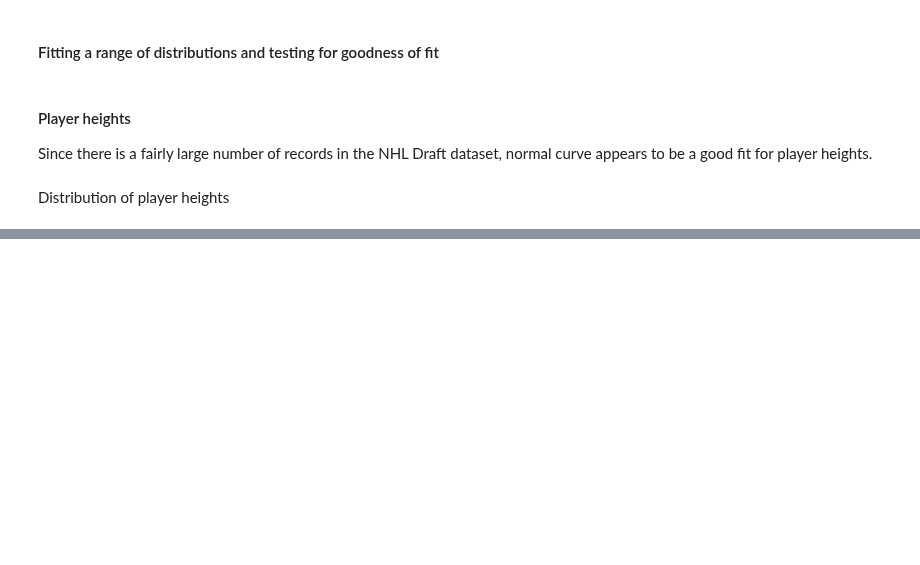
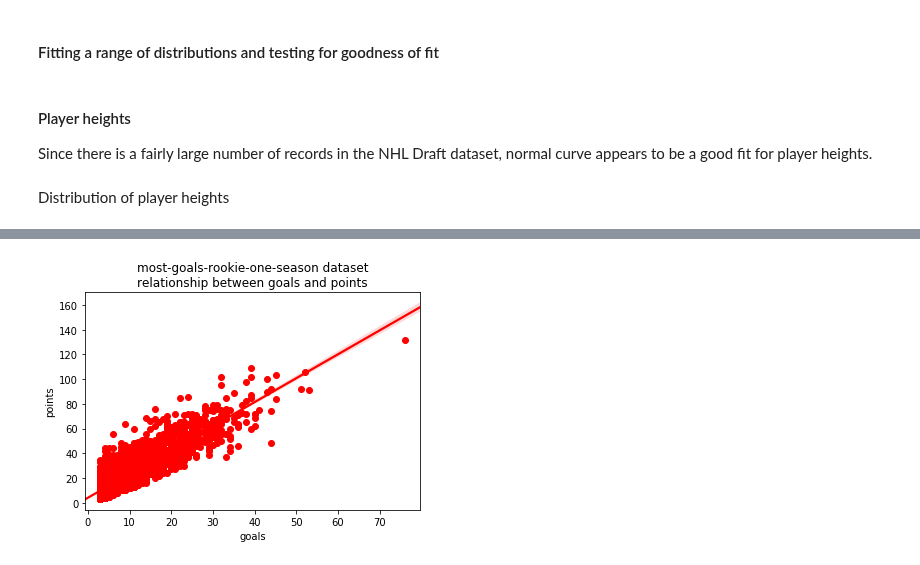
Before and after one commit to stepan-o/nhl_draft, a Jupyter notebook: notebooks/statistical_tests/nhl_draft_api_stests.ipynb, the cells around one changed output, grey strips where cells are left out. Drawn from its saved outputs; the diff is of its cells as text; code cells hidden in the pictures; blank space fills up the shorter version.

```diff
--- a/notebooks/statistical_tests/nhl_draft_api_stests.ipynb
+++ b/notebooks/statistical_tests/nhl_draft_api_stests.ipynb
@@ -489,0 +312,44 @@ Name: height, dtype: float64
+# %%
+def plot_regplot(df, x, y, name=None, alpha=1, order=1, color='blue',
+                 create_figure=True, ax=None, show_plot=True, suptitle=True):
+    """
+    plot a linear model plot for variables x and y
+    :param df: pandas DataFrame
+        DataFrame containing the variables
+    :param x: string
+        name of the column containing the 1st variable
+    :param y: string
+        name of the column containing the 2st variable
+    :param name: string
+        name to display at the top of the plot
+    :param alpha: float
+        transparency coefficient for the scatter plot
+    :param order: int
+        order of the linear model (default=1)
+    :param show_plot: boolean
+        whether to show the plot at the end (default=True)
+    :param ax: matplotlib axis
+        (optional): provide axis to plot via function parameters
+    :param create_figure: boolean
+        whether to create figure and axis (default=True)
+    :param suptitle: boolean
+        whether to add figure suptitle (default=True)
+    :return: None
+    """
+    if create_figure:
+        f, ax = plt.subplots(1)
+    sns.regplot(data=df, x=x, y=y, order=order, color=color,
+                ax=ax, scatter_kws={'alpha': alpha})
+    if suptitle:
+        ax.set_title(name + ' dataset'
+                            '\nrelationship between ' +
+                     x + ' and ' + y)
+    else:
+        ax.set_title('relationship between ' +
+                     x + ' and ' + y)
+    if show_plot:
+        plt.show()
+
+plot_regplot(dfr, 'goals', 'points', name=rec_name, color='red')
+# %% [output]
+[figure, added]
```
Also changed, not shown: parts of 5 cells of this notebook.
